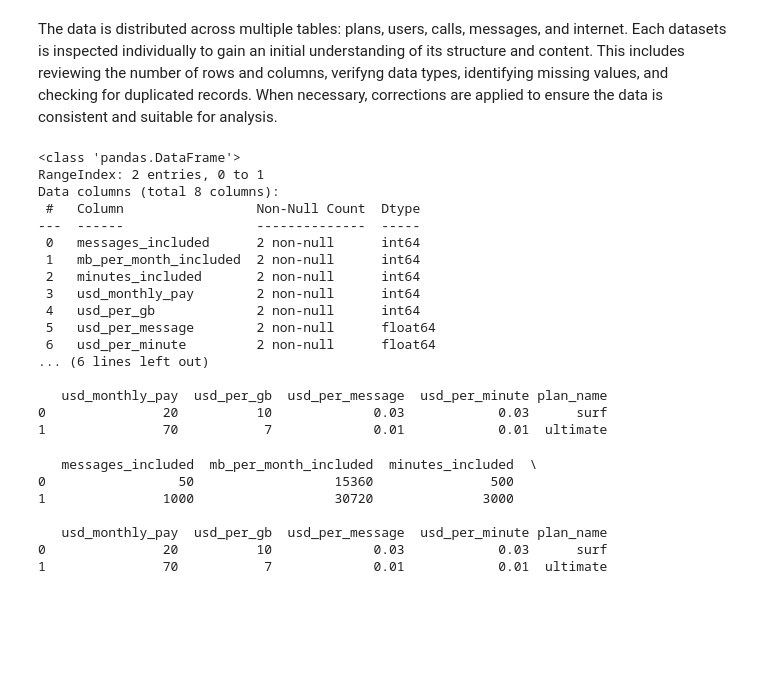
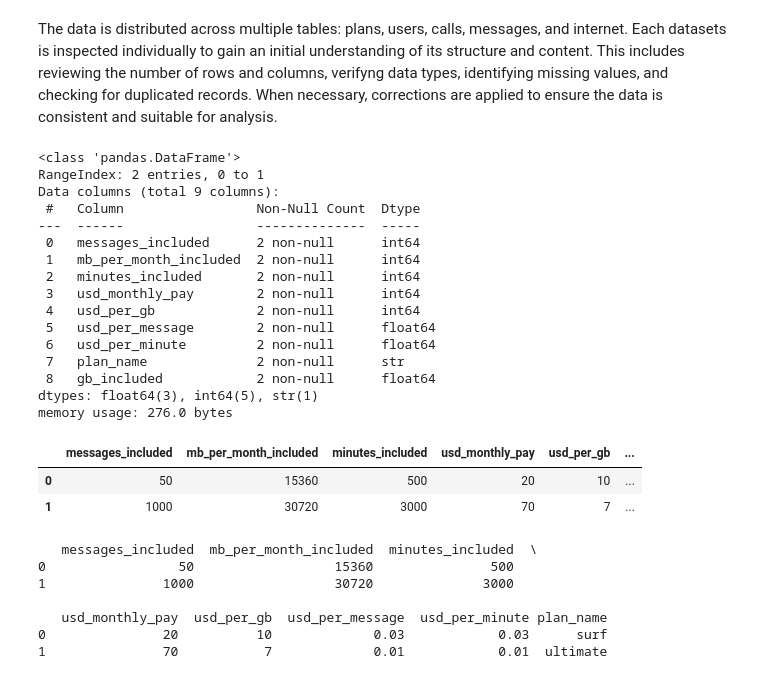
Before and after one commit to marcofrancohalsey/telecom-prepaid-plan-revenue-analysis, a Jupyter notebook: telecom_revenue_analysis.ipynb, the cells around one changed output. Cells and saved outputs as stored; diff of their text form; code cells hidden in the pictures; blank space fills up the shorter version.

Commit message:
Check if display reders on github

```diff
--- a/telecom_revenue_analysis.ipynb
+++ b/telecom_revenue_analysis.ipynb
@@ -40,25 +40,27 @@ df_megaline_users = pd.read_csv('datasets/megaline_users.csv', sep = ',')
 The data is distributed across multiple tables: plans, users, calls, messages, and internet. Each datasets is inspected individually to gain an initial understanding of its structure and content. This includes reviewing the number of rows and columns, verifyng data types, identifying missing values, and checking for duplicated records. When necessary, corrections are applied to ensure the data is consistent and suitable for analysis.
 # %%
 df_megaline_plans.info()
-print(df_megaline_plans)
+display(df_megaline_plans)
 # %% [output]
 <class 'pandas.DataFrame'>
 RangeIndex: 2 entries, 0 to 1
-Data columns (total 8 columns):
+Data columns (total 9 columns):
  #   Column                 Non-Null Count  Dtype
 ---  ------                 --------------  -----
  0   messages_included      2 non-null      int64
  1   mb_per_month_included  2 non-null      int64
  2   minutes_included       2 non-null      int64
  3   usd_monthly_pay        2 non-null      int64
  4   usd_per_gb             2 non-null      int64
  5   usd_per_message        2 non-null      float64
  6   usd_per_minute         2 non-null      float64
-... (6 lines left out)
-
-   usd_monthly_pay  usd_per_gb  usd_per_message  usd_per_minute plan_name
-0               20          10             0.03            0.03      surf
-1               70           7             0.01            0.01  ultimate
+ 7   plan_name              2 non-null      str
+ 8   gb_included            2 non-null      float64
+dtypes: float64(3), int64(5), str(1)
+memory usage: 276.0 bytes
+|  | messages_included | mb_per_month_included | minutes_included | usd_monthly_pay | usd_per_gb | ... |
+| 0 | 50 | 15360 | 500 | 20 | 10 | ... |
+| 1 | 1000 | 30720 | 3000 | 70 | 7 | ... |
 # %%
 print(df_megaline_plans.head())
 # %% [output]
```
